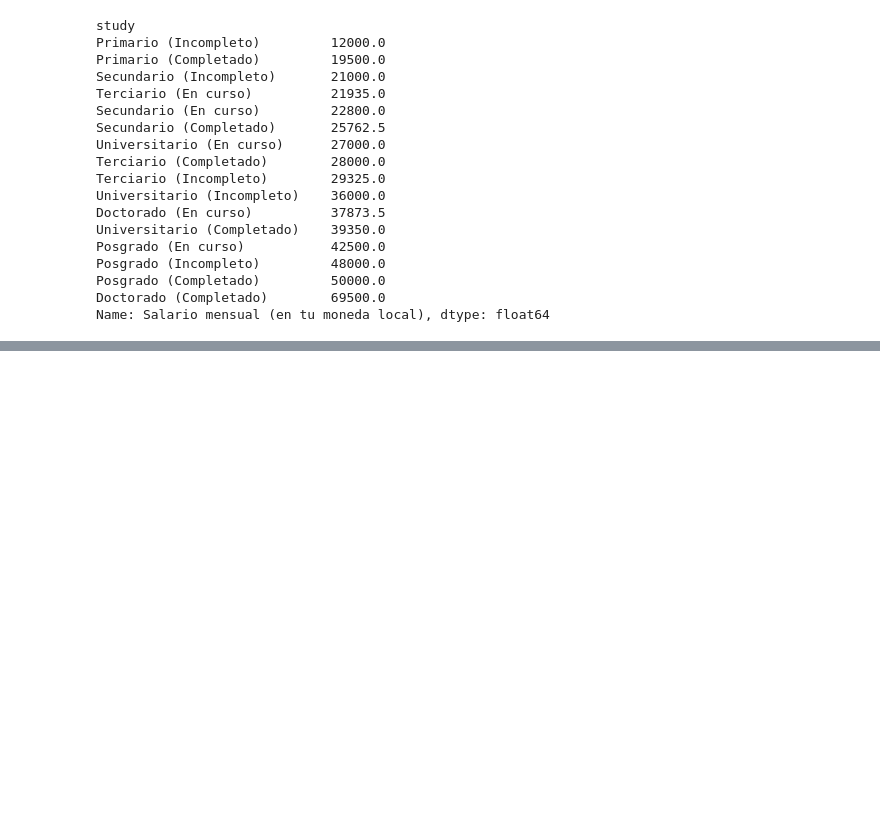
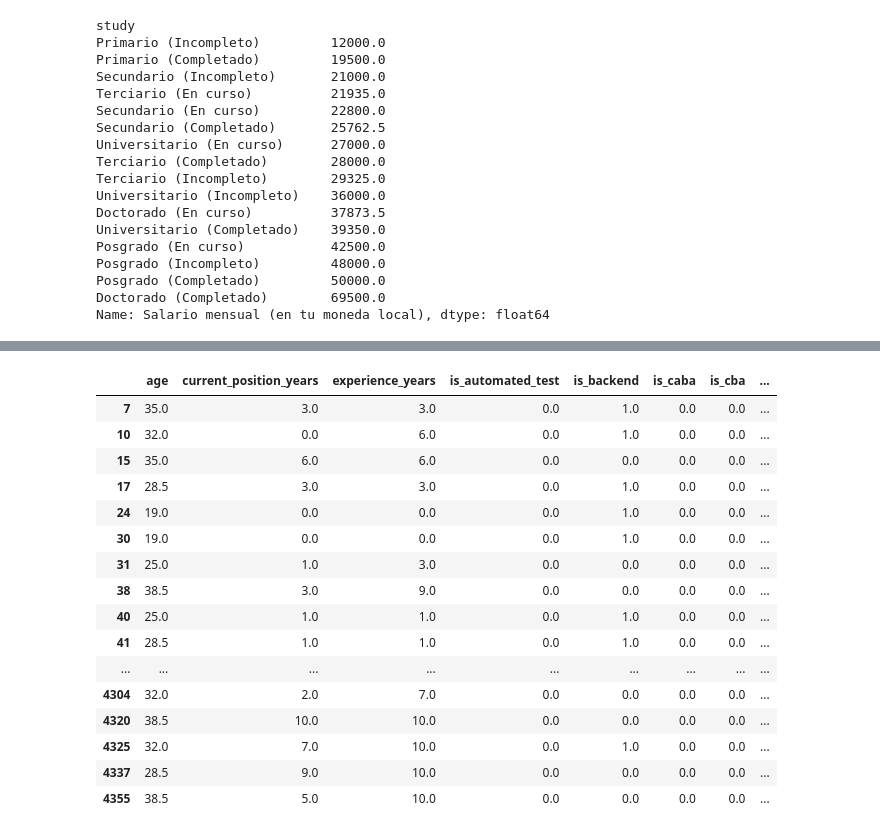
Before and after one commit to seppo0010/sysarmy-sueldos-2019.1, a Jupyter notebook: Sysarmy - Predicción de sueldos.ipynb, the cells around one changed output, grey strips where cells are left out. Cells and saved outputs as stored; diff of their text form; code cells hidden in the pictures; blank space fills up the shorter version.

```diff
--- a/Sysarmy - Predicción de sueldos.ipynb
+++ b/Sysarmy - Predicción de sueldos.ipynb
@@ -310,31 +368,101 @@ Name: Salario mensual (en tu moneda local), dtype: float64
+# %%
+df_filtered = df[df['Salario mensual (en tu moneda local)'] <= 200000]
+df_filtered = df_filtered[df_filtered['Salario mensual (en tu moneda local)'] > 10000]
+df_filtered = df_filtered[df_filtered['¿Bruto o neto?'] == 'Bruto']
+df_filtered = df_filtered[df_filtered['Tipo de contrato'] == 'Full-Time']
 # %%
 def transform_row(row):
-    return {
-        'sex': {
-            'Hombre': 0,
-            'Mujer': 1,
-            'Otros': 2
-        }[row['Me identifico']],
+    d = {}
+    all_techs = ','.join((
+        str(row['Tecnologías que utilizás']),
+        str(row['Tecnologías que utilizás.1']),
+        str(row['Tecnologías que utilizás.2']),
+        str(row['Tecnologías que utilizás.3']),
+        str(row['Tecnologías que utilizás.4']),
+    ))
+    for key, tech in {
+        'unix': ('Linux', '*BSD', 'AIX', 'OpenStack', 'Solaris', 'HP-UX'),
+        'windows': ('Windows',),
+        'vmware': ('VMWare',),
+        'docker': ('Docker / Containers',),
+        'cloud': ('Azure', 'Amazon Web Services'),
+        'frontend': ('Javascript', 'HTML', 'CSS', 'jQuery'),
+        'backend': ('Java', 'PHP', 'Python', '.NET', 'NodeJS', 'C#', 'Ruby', 'Perl', 'Go', 'Scala'),
+        'lowlevelstuff': ('VB*', 'C++', 'C', 'ABAP'),
+        'mobile': ('Swift', 'Objective-C'),
+        'automated_test': ('Selenium', 'Visual Studio Coded UI', 'OpenQA', 'HP LoadRunner', 'Test Complete', 'Watir', 'Postman', 'RSpec', 'JMeter'),
+        'sql': ('Oracle', 'MSSQL', 'MySQL', 'MariaDB', 'PostgreSQL', 'SQL'),
+        'nosql': ('Redis', 'MongoDB', 'Hadoop', 'Cassandra', 'Google bigQuery'),
+    }.items():
+        d['is_{}'.format(key)] = int(any(map(lambda t: t in all_techs, tech)))
+    d.update({
+        'is_male': int(row['Me identifico'] == 'Hombre'),
         'age': {
             '27 - 30': 28.5,
             '31 - 33': 32,
             '34 - 36': 35,
             '37 - 40': 38.5,
             '24 - 26': 25,
             '21 - 23': 22,
             '41 - 45': 43,
             '46 - 49': 48.5,
             '50+': 57,
             '18 - 20': 19,
             'Menos de 18 años': 17,
         }[row['Tengo']],
         'is_caba': int(row['Argentina'] == 'Ciudad Autónoma de Buenos Aires'),
         'is_gba': int(row['Argentina'] == 'GBA'),
         'is_pba': int(row['Argentina'] == 'Provincia de Buenos Aires'),
+        'is_cba': int(row['Argentina'] == 'Córdoba'),
+        'is_santafe': int(row['Argentina'] == 'Santa Fe'),
         'experience_years': experience_years(row['Años de experiencia']),
         'current_position_years': experience_years(row['Años en el puesto actual']),
-        'in_charge_of': int(row['¿Cuánta?']),
-    }
+        'log_in_charge_of': log(int(row['¿Cuánta?']) + 1, 10),
+        'study': {
+            'Primario (Incompleto)': 0,
+            'Primario (En curso)': 0,
+            'Primario (Completado)':1,
+            'Secundario (Incompleto)': 2,
+            'Secundario (En curso)': 3,
+            'Secundario (Completado)': 4,
+            'Terciario (Incompleto)': 5,
+            'Terciario (En curso)': 5,
+            'Universitario (En curso)': 5,
+            'Universitario (Incompleto)': 5,
+            'Terciario (Completado)': 6,
+            'Universitario (Completado)': 7,
+            'Doctorado (En curso)': 7,
+            'Posgrado (En curso)': 7,
+            'Posgrado (Incompleto)': 7,
+            'Doctorado (Incompleto)': 7,
+            'Posgrado (Completado)': 8,
+            'Doctorado (Completado)': 9,
+        }['{} ({})'.format(row['Nivel de estudios alcanzado'], row['Estado'])],
+        'is_computer_degree': is_desistemas(row['Carrera']),
+        'is_developer': int(row['Trabajo de'] == 'Developer'),
+        'is_sysadmin': int(row['Trabajo de'] == 'SysAdmin / DevOps'),
+        'is_startup': int(row['Cantidad de empleados'] in ('1-10', '11-50')),
+        'salary': int(row['Salario mensual (en tu moneda local)']),
+    })
+    return d
 
-df.apply(transform_row, axis=1, result_type='expand')
+df_ready = df_filtered.apply(transform_row, axis=1, result_type='expand')
+df_ready
 # %% [output]
+|  | age | current_position_years | experience_years | is_automated_test | is_backend | is_caba | is_cba | ... |
+| 7 | 35.0 | 3.0 | 3.0 | 0.0 | 1.0 | 0.0 | 0.0 | ... |
+| 10 | 32.0 | 0.0 | 6.0 | 0.0 | 1.0 | 0.0 | 0.0 | ... |
+| 15 | 35.0 | 6.0 | 6.0 | 0.0 | 0.0 | 0.0 | 0.0 | ... |
+| 17 | 28.5 | 3.0 | 3.0 | 0.0 | 1.0 | 0.0 | 0.0 | ... |
+| 24 | 19.0 | 0.0 | 0.0 | 0.0 | 1.0 | 0.0 | 0.0 | ... |
+| 30 | 19.0 | 0.0 | 0.0 | 0.0 | 1.0 | 0.0 | 0.0 | ... |
+| 31 | 25.0 | 1.0 | 3.0 | 0.0 | 0.0 | 0.0 | 0.0 | ... |
+| 38 | 38.5 | 3.0 | 9.0 | 0.0 | 0.0 | 0.0 | 0.0 | ... |
+| 40 | 25.0 | 1.0 | 1.0 | 0.0 | 1.0 | 0.0 | 0.0 | ... |
+| 41 | 28.5 | 1.0 | 1.0 | 0.0 | 1.0 | 0.0 | 0.0 | ... |
+| ... | ... | ... | ... | ... | ... | ... | ... | ... |
+| 4304 | 32.0 | 2.0 | 7.0 | 0.0 | 0.0 | 0.0 | 0.0 | ... |
+| 4320 | 38.5 | 10.0 | 10.0 | 0.0 | 0.0 | 0.0 | 0.0 | ... |
+| 4325 | 32.0 | 7.0 | 10.0 | 0.0 | 1.0 | 0.0 | 0.0 | ... |
+| 4337 | 28.5 | 9.0 | 10.0 | 0.0 | 0.0 | 0.0 | 0.0 | ... |
+| 4355 | 38.5 | 5.0 | 10.0 | 0.0 | 0.0 | 0.0 | 0.0 | ... |
```
Also changed, not shown: parts of 15 cells of this notebook.
